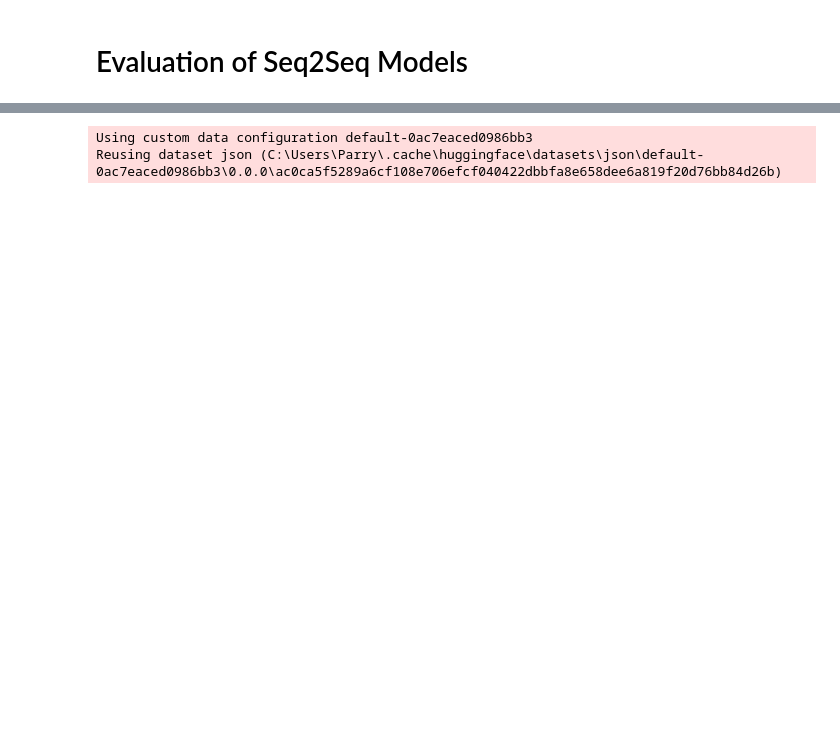
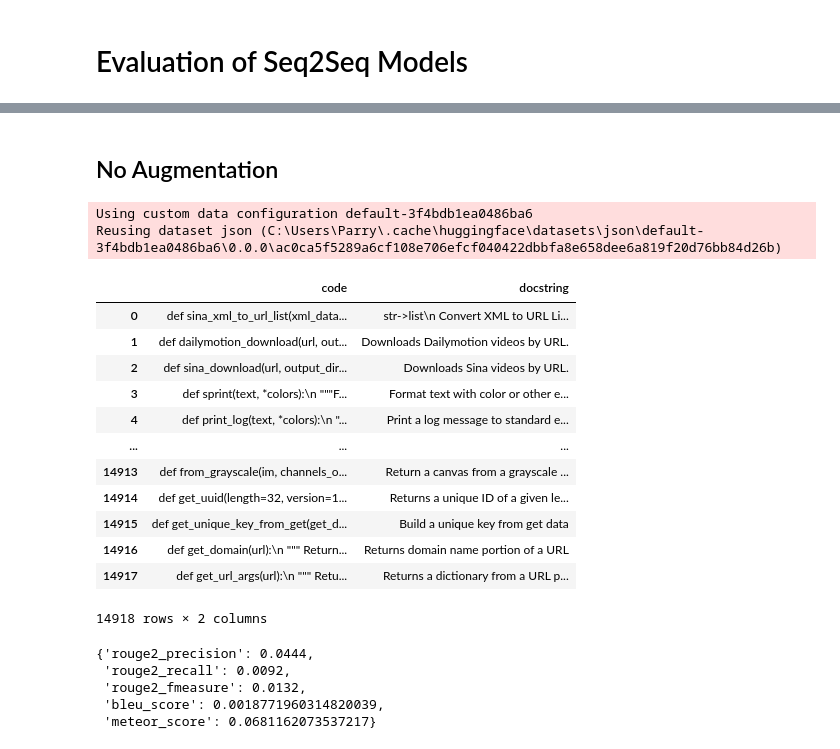
Before and after one commit to Parry-Parry/Level-4-Project, a Jupyter notebook: notebooks/evaluation.ipynb, the cells around one changed output, grey strips where cells are left out. Saved outputs shown, nothing was run; the diff lists cells and outputs as text; code cells hidden in the pictures; blank space fills up the shorter version.

```diff
--- a/notebooks/evaluation.ipynb
+++ b/notebooks/evaluation.ipynb
@@ -20,3 +20,7 @@ def tokenize_function(set):
     inputs["labels"] = labels["input_ids"]
 
     return inputs
+# %%
+bleu = datasets.load_metric('sacrebleu')
+rouge = datasets.load_metric('rouge')
+meteor = datasets.load_metric('meteor')
@@ -23,7 +126,25 @@ def tokenize_function(set):
+# %% [markdown]
+## No Augmentation
 # %%
-test_data = datasets.load_dataset('json', data_files="D:\\PROJECT\\data\\CodeSearchNet\\pyjava\\test.jsonl")["train"]
-tokenized_test = test_data.map(tokenize_function, remove_columns=test_data.column_names)
-test_set = tokenized_test.shuffle()
+test_set = datasets.load_dataset('json', data_files="D:\\PROJECT\\data\\CodeSearchNet\\py_clean\\test.jsonl")["train"]
 # %% [output]
-Using custom data configuration default-0ac7eaced0986bb3
-Reusing dataset json (C:\Users\Parry\.cache\huggingface\datasets\json\default-0ac7eaced0986bb3\0.0.0\ac0ca5f5289a6cf108e706efcf040422dbbfa8e658dee6a819f20d76bb84d26b)
+Using custom data configuration default-3f4bdb1ea0486ba6
+Reusing dataset json (C:\Users\Parry\.cache\huggingface\datasets\json\default-3f4bdb1ea0486ba6\0.0.0\ac0ca5f5289a6cf108e706efcf040422dbbfa8e658dee6a819f20d76bb84d26b)
+# %%
+frame_test = test_set.to_pandas()
+# %%
+frame_test
+# %% [output]
+|  | code | docstring |
+| 0 | def sina_xml_to_url_list(xml_data... | str->list\n Convert XML to URL Li... |
+| 1 | def dailymotion_download(url, out... | Downloads Dailymotion videos by URL. |
+| 2 | def sina_download(url, output_dir... | Downloads Sina videos by URL. |
+| 3 | def sprint(text, *colors):\n """F... | Format text with color or other e... |
+| 4 | def print_log(text, *colors):\n "... | Print a log message to standard e... |
+| ... | ... | ... |
+| 14913 | def from_grayscale(im, channels_o... | Return a canvas from a grayscale ... |
+| 14914 | def get_uuid(length=32, version=1... | Returns a unique ID of a given le... |
+| 14915 | def get_unique_key_from_get(get_d... | Build a unique key from get data |
+| 14916 | def get_domain(url):\n """ Return... | Returns domain name portion of a URL |
+| 14917 | def get_url_args(url):\n """ Retu... | Returns a dictionary from a URL p... |
+14918 rows × 2 columns
@@ -29,0 +156,8 @@ Reusing dataset json (C:\Users\Parry\.cache\huggingface\datasets\json\default-0a
+# %%
+frame
+# %% [output]
+{'rouge2_precision': 0.0444,
+ 'rouge2_recall': 0.0092,
+ 'rouge2_fmeasure': 0.0132,
+ 'bleu_score': 0.0018771960314820039,
+ 'meteor_score': 0.0681162073537217}
```
Also changed, not shown: parts of 26 cells of this notebook, 1 other file.
